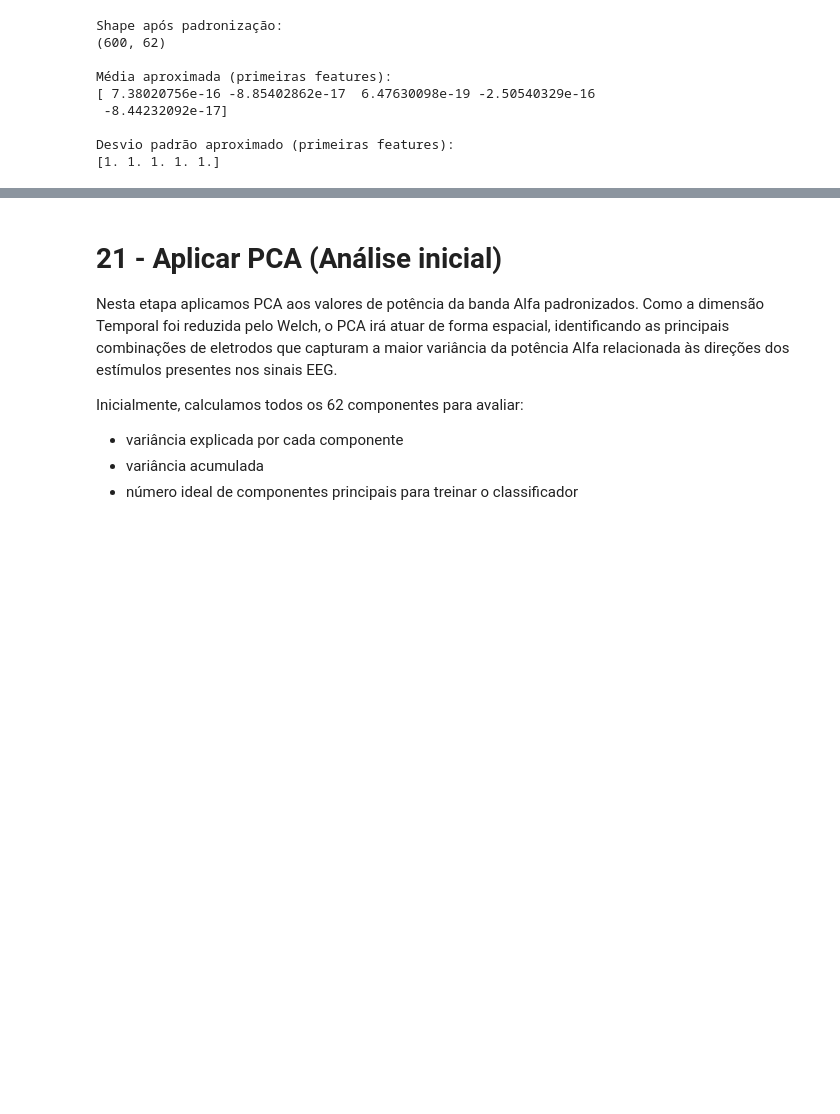
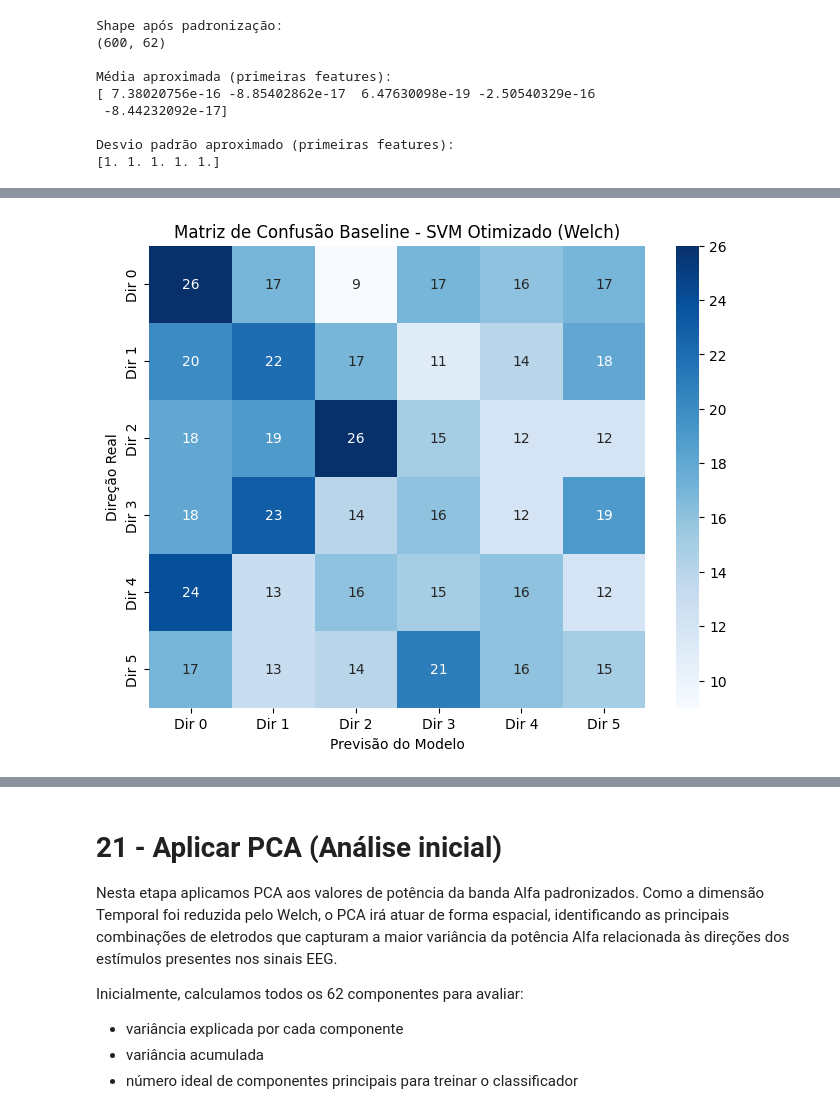
Before and after one commit to amandachipolito/Trabalho-BCI, a Jupyter notebook: main.ipynb, the cells around one changed output, grey strips where cells are left out. Cells and saved outputs as stored; diff of their text form; code cells hidden in the pictures; blank space fills up the shorter version.

Commit message:
Welch + SVM / CSP + SVM

```diff
--- a/main.ipynb
+++ b/main.ipynb
@@ -647,7 +649,7 @@ print(f"Aplicando limpeza: removendo componentes {ica.exclude}")
 epochs_limpas = ica.apply(epochs_mne.copy())
 
 # 6. Conversão final para NumPy (Voltando ao seu formato original)
-epochs_padronizadas_clean = epochs_limpas.get_data().transpose(0, 2, 1)
+#epochs_padronizadas_clean = epochs_limpas.get_data().transpose(0, 2, 1)
 
 print("\n" + "="*30)
 print("PROCESSO ICA CONCLUÍDO")
@@ -771,0 +840,84 @@ Desvio padrão aproximado (primeiras features):
+# %%
+import numpy as np
+import matplotlib.pyplot as plt
+import seaborn as sns
+from sklearn.svm import SVC
+from sklearn.model_selection import StratifiedKFold, GridSearchCV, cross_val_predict, cross_val_score
+from sklearn.metrics import confusion_matrix
+from sklearn.preprocessing import StandardScaler
+
+# --- 1. GARANTIA DOS DADOS DO WELCH ---
+scaler = StandardScaler()
+X_final = scaler.fit_transform(X_features_welch)
+y_final = labels_padronizadas
+
+# Configuração da Validação Cruzada (Padrão UFABC)
+cv = StratifiedKFold(n_splits=5, shuffle=True, random_state=42)
+
+# --- 2. OTIMIZAÇÃO BINÁRIA (Mantendo os ~60%) ---
+# Para o binário (0 vs 1), a acurácia normal funciona perfeitamente.
+param_grid_bin = {
+    'C': [0.1, 1, 10, 50, 100],
+    'gamma': ['scale', 'auto', 0.01, 0.1, 1],
+    'kernel': ['rbf', 'linear']
+}
+
+print("Treinando modelo Binário...")
+grid_bin = GridSearchCV(SVC(class_weight='balanced', random_state=42),
+                        param_grid_bin, cv=cv, scoring='accuracy', n_jobs=-1)
+
+p1, p2 = 0, 1
+mask = np.isin(y_final, [p1, p2])
+X_bin = X_final[mask]
+y_bin = np.where(y_final[mask] == p1, 0, 1)
+
+grid_bin.fit(X_bin, y_bin)
+melhor_modelo_bin = grid_bin.best_estimator_
+acc_binaria = cross_val_score(melhor_modelo_bin, X_bin, y_bin, cv=cv).mean()
+
+
+# --- 3. OTIMIZAÇÃO MULTICLASSE  ---
+# usamos 'f1_macro' para PROIBIR o SVM de ignorar classes.
+# Também forçamos o formato 'ovo' (One-Vs-One) para que ele crie duelos diretos entre todas as classes.
+param_grid_multi = {
+    'C': [0.1, 1, 10, 50, 100],
+    'gamma': ['scale', 'auto', 0.01, 0.1, 1],
+    'kernel': ['rbf'] # Mantemos apenas RBF no multiclasse para evitar loops de convergência
+}
+
+print("Treinando modelo Multiclasse com proteção anti-colapso (F1-Macro)...")
+grid_multi = GridSearchCV(SVC(class_weight='balanced', decision_function_shape='ovo', random_state=42),
+                          param_grid_multi, cv=cv, scoring='f1_macro', n_jobs=-1)
+
+grid_multi.fit(X_final, y_final)
+melhor_modelo_multi = grid_multi.best_estimator_
+
+# Voltamos a medir a acurácia normal (total de acertos) apenas para a exibição no relatório
+acc_multi = cross_val_score(melhor_modelo_multi, X_final, y_final, cv=cv, scoring='accuracy').mean()
+y_pred_multi = cross_val_predict(melhor_modelo_multi, X_final, y_final, cv=cv)
+
+
+# --- 4. RELATÓRIO DE SAÍDA FINAL ---
+print("\n" + "="*50)
+print(f"RESUMO DE PERFORMANCE (BASELINE)")
+print("="*50)
+print(f"Dados de Entrada: Welch + Log10 (Banda Alfa | {X_final.shape[1]} Canais)")
+print(f"Melhores parâmetros Multiclasse: {grid_multi.best_params_}")
+print(f"Acurácia Binária (Direção {p1} vs {p2}): {acc_binaria*100:.2f}%")
+print(f"Acurácia Multiclasse (Todas as 6): {acc_multi*100:.2f}%")
+print(f"Nível de Chance: Binário (50.00%) | Multiclasse (16.66%)")
+print("="*50)
+
+
+# --- 5. PLOT DA MATRIZ AZUL ---
+plt.figure(figsize=(8, 6))
+matriz_confusao = confusion_matrix(y_final, y_pred_multi)
+
+sns.heatmap(matriz_confusao, annot=True, fmt='d', cmap='Blues',
+            xticklabels=[f'Dir {i}' for i in range(6)],
+            yticklabels=[f'Dir {i}' for i in range(6)])
+plt.title('Matriz de Confusão Baseline - SVM Otimizado (Welch)')
+plt.xlabel('Previsão do Modelo')
+plt.ylabel('Direção Real')
+plt.show()
+# %% [output]
@@ -771,0 +936 @@ Desvio padrão aproximado (primeiras features):
+[figure, added]
```
Also changed, not shown: parts of 25 cells of this notebook.
